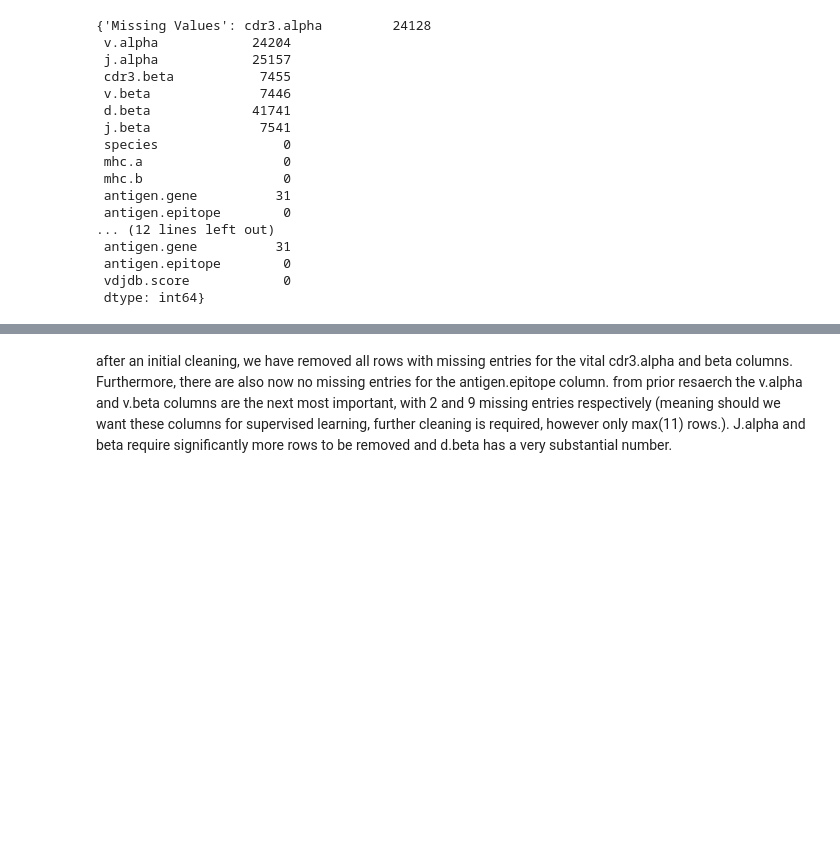
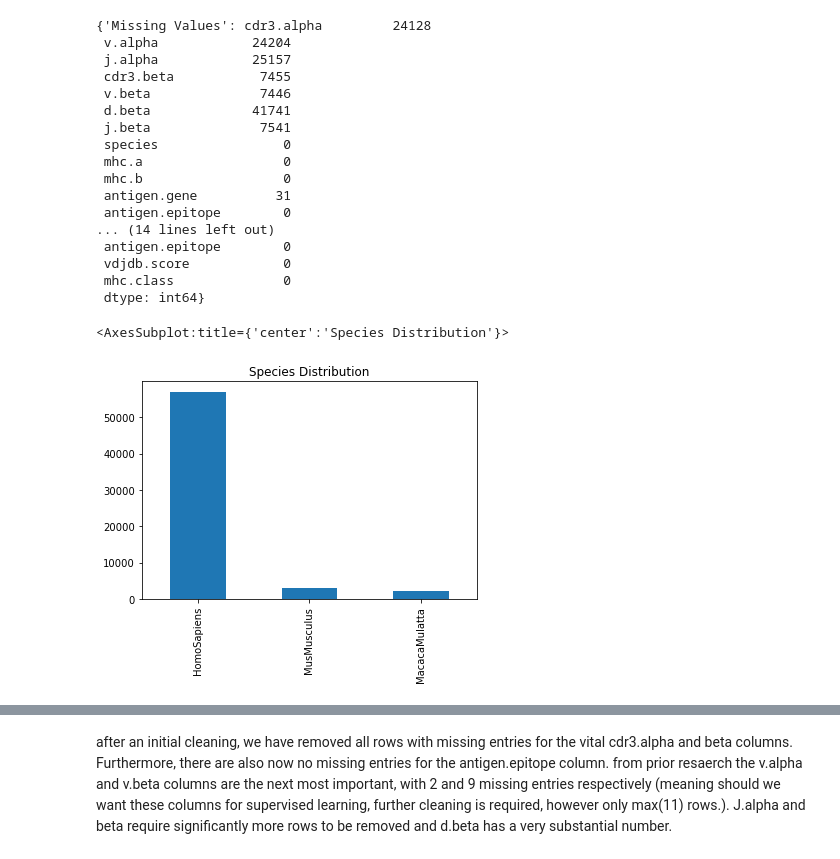
Before and after one commit to UoB-DSMP-2023-24/dsmp-2024-group-13, a Jupyter notebook: EDA.ipynb, the cells around one changed output, grey strips where cells are left out. Drawn from its saved outputs; the diff is of its cells as text; code cells hidden in the pictures; blank space fills up the shorter version.

Commit message:
eda done and functions built to filter data specifically

```diff
--- a/EDA.ipynb
+++ b/EDA.ipynb
@@ -8,7 +8,7 @@ df = pd.DataFrame(data)
 
 relevant_columns = [
     'cdr3.alpha', 'v.alpha', 'j.alpha', 'cdr3.beta', 'v.beta', 'd.beta', 'j.beta',
-    'species', 'mhc.a', 'mhc.b', 'antigen.gene','antigen.epitope', 'vdjdb.score'
+    'species', 'mhc.a', 'mhc.b', 'antigen.gene','antigen.epitope', 'vdjdb.score', 'mhc.class'
 ]
 # For the purpose of this example, we won't filter out lower-quality scores to avoid data imbalance,
 # but in practice, you may want to consider this based on the dataset's size and distribution.
@@ -22,7 +22,7 @@ missing_values = filtered_data.isnull().sum()
 unique_values = filtered_data.nunique()
 
 # Removing rows with missing cdr3 sequences
-df_cleaned = filtered_data.dropna(subset=['cdr3.alpha', 'cdr3.beta'])
+df_cleaned = filtered_data.dropna(subset=['cdr3.alpha','cdr3.beta'])
 df_cleaned.reset_index(drop=True, inplace=True)
 
 missing_values_df_cleaned = df_cleaned.isnull().sum()
@@ -45,8 +45,13 @@ report
  mhc.b                  0
  antigen.gene          31
  antigen.epitope        0
-... (12 lines left out)
- antigen.gene          31
+... (14 lines left out)
  antigen.epitope        0
  vdjdb.score            0
+ mhc.class              0
  dtype: int64}
+# %%
+filtered_data['species'].value_counts().plot(kind='bar', title='Species Distribution')
+# %% [output]
+<AxesSubplot:title={'center':'Species Distribution'}>
+[figure, added]
```
Also changed, not shown: parts of 7 cells of this notebook.
